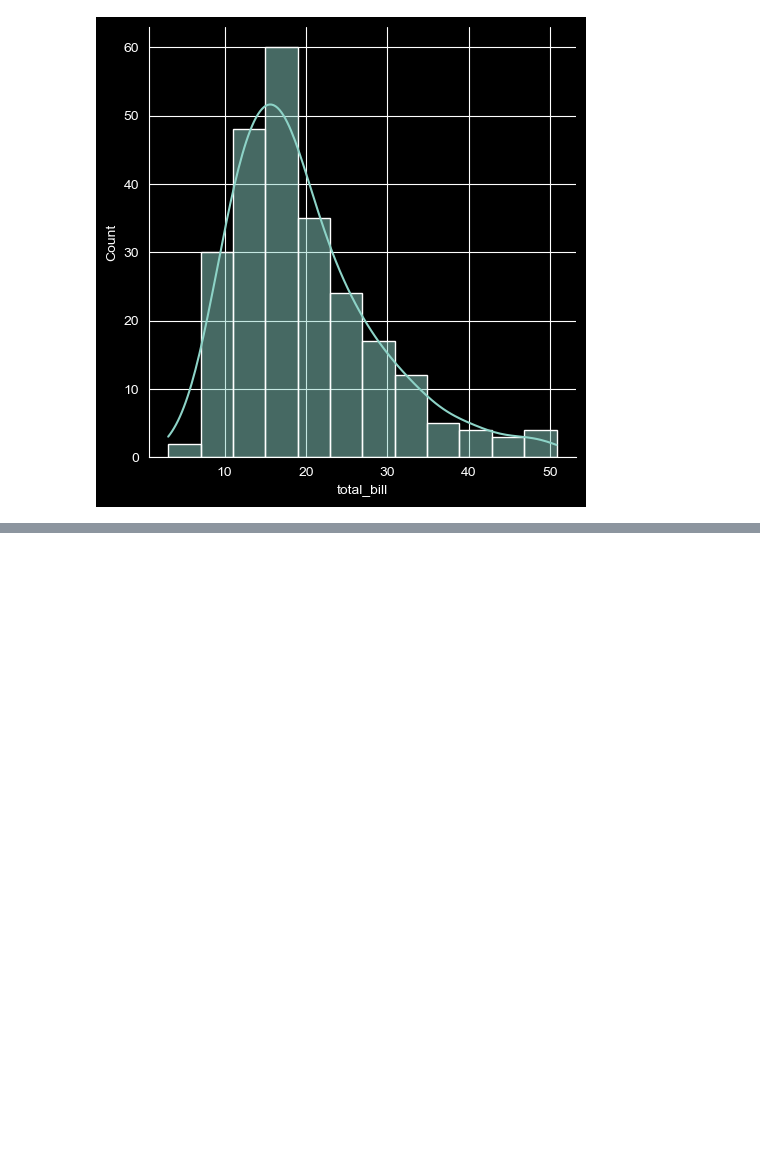
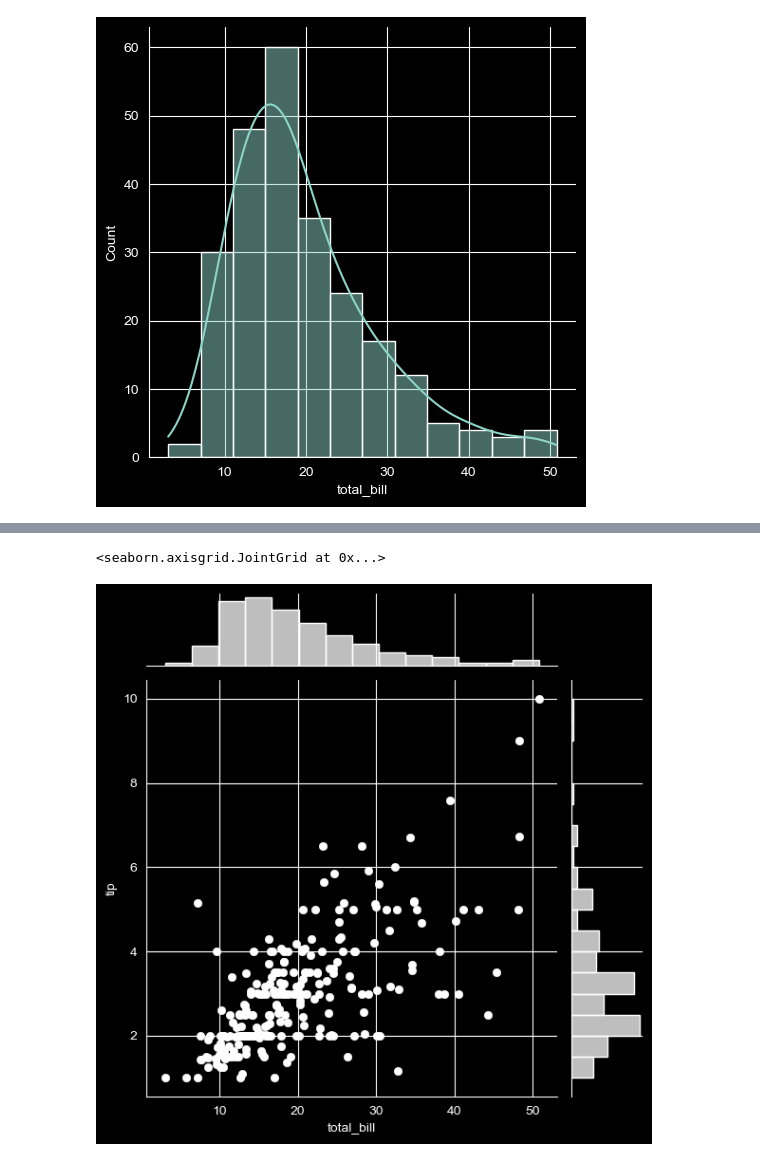
Before and after one commit to vivekkumars21/FFRAM, a Jupyter notebook: seabon.ipynb, the cells around one changed output, grey strips where cells are left out. Cells and saved outputs as stored; diff of their text form; code cells hidden in the pictures; blank space fills up the shorter version.

```diff
--- a/seabon.ipynb
+++ b/seabon.ipynb
@@ -14,0 +20,5 @@ sns.displot(df['total_bill'],bins = 12,kde = True)
+# %%
+sns.jointplot(x = df['total_bill'],y = df['tip'], kind= 'scatter',color = 'white')
+# %% [output]
+<seaborn.axisgrid.JointGrid at 0x...>
+[figure, added]
```
Also changed, not shown: parts of 1 cell of this notebook.
